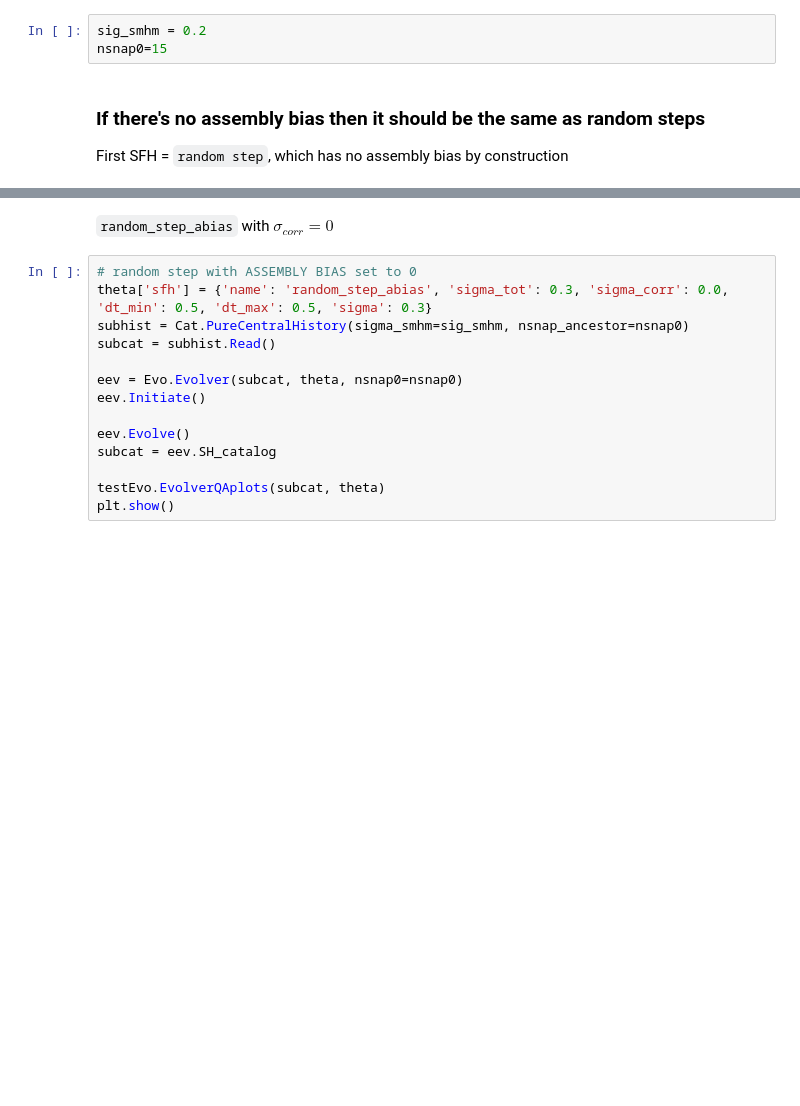
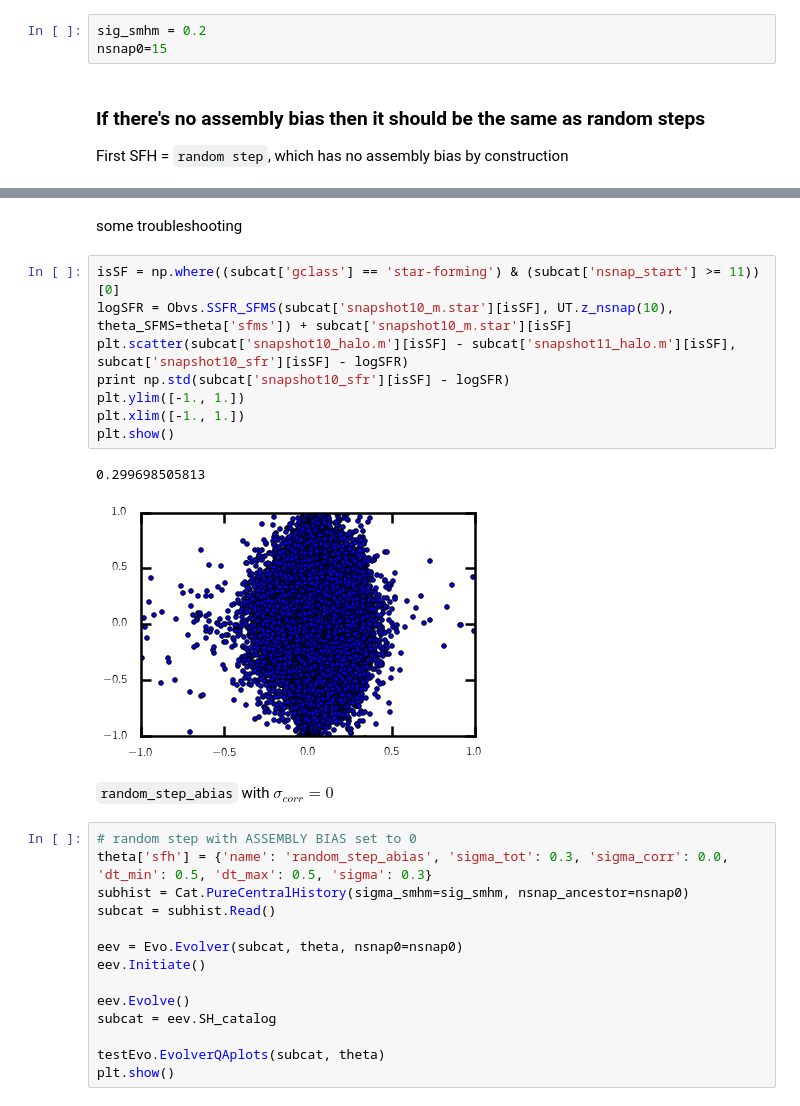
Before and after one commit to changhoonhahn/centralMS, a Jupyter notebook: code/notes_assemblybias.ipynb, the cells around one changed output, grey strips where cells are left out. Saved outputs shown, nothing was run; the diff lists cells and outputs as text; blank space fills up the shorter version.

```diff
--- a/code/notes_assemblybias.ipynb
+++ b/code/notes_assemblybias.ipynb
@@ -45,3 +46,16 @@ assignSFRs takes  1.80516195297
+# %% [markdown]
+some troubleshooting
+# %%
+isSF = np.where((subcat['gclass'] == 'star-forming') & (subcat['nsnap_start'] >= 11))[0]
+logSFR = Obvs.SSFR_SFMS(subcat['snapshot10_m.star'][isSF], UT.z_nsnap(10), theta_SFMS=theta['sfms']) + subcat['snapshot10_m.star'][isSF]
+plt.scatter(subcat['snapshot10_halo.m'][isSF] - subcat['snapshot11_halo.m'][isSF], subcat['snapshot10_sfr'][isSF] - logSFR)
+print np.std(subcat['snapshot10_sfr'][isSF] - logSFR)
+plt.ylim([-1., 1.])
+plt.xlim([-1., 1.])
+plt.show()
+# %% [output]
+0.299698505813
+[figure, added]
 # %% [markdown]
 `random_step_abias` with $\sigma_{corr} = 0$
 # %%
```
Also changed, not shown: parts of 10 cells of this notebook, 2 other files.
